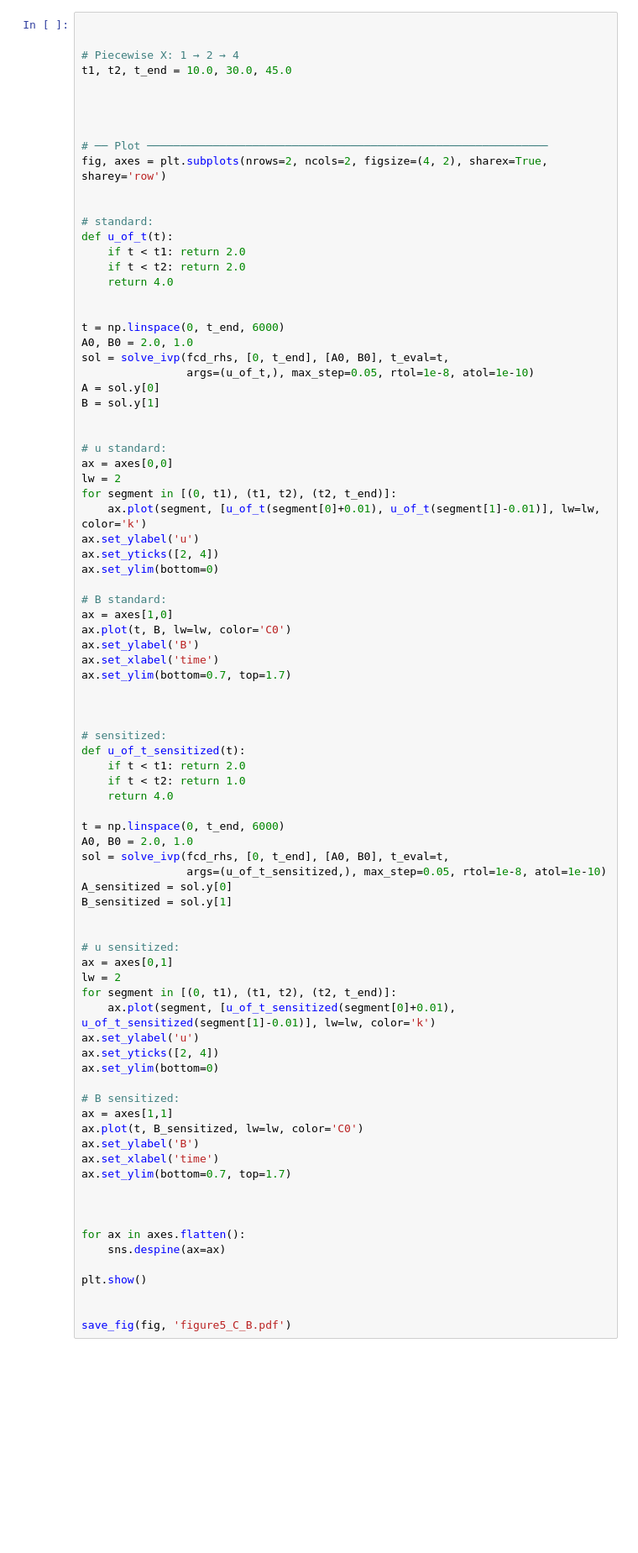
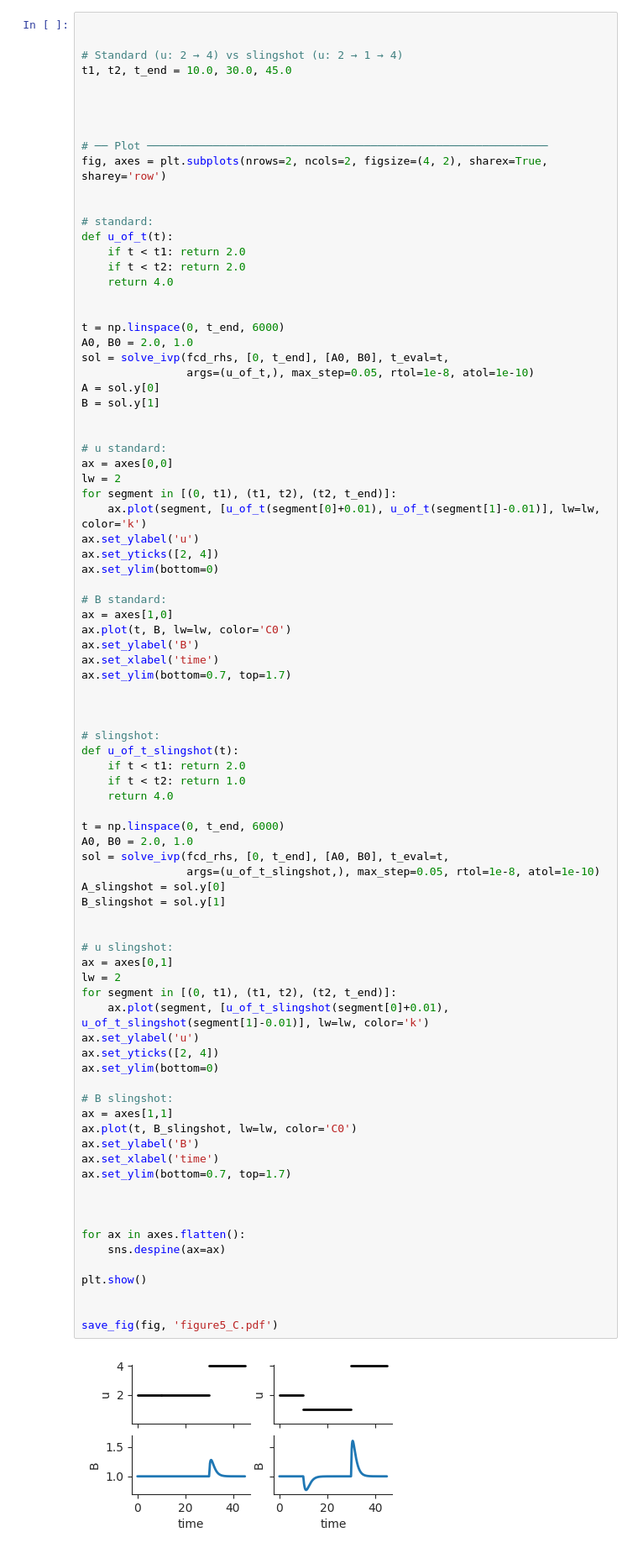
Before and after one commit to Liamir/autodiff-control, a Jupyter notebook: notebooks/figure5_immunotherapy.ipynb, the cells around one changed output. Shown at 84% size. Saved outputs shown, nothing was run; the diff lists cells and outputs as text; blank space fills up the shorter version.

```diff
--- a/notebooks/figure5_immunotherapy.ipynb
+++ b/notebooks/figure5_immunotherapy.ipynb
@@ -153,7 +78,7 @@ save_fig(fig, 'figure5_C.pdf')
 # %%
 
 
-# Piecewise X: 1 → 2 → 4
+# Standard (u: 2 → 4) vs slingshot (u: 2 → 1 → 4)
 t1, t2, t_end = 10.0, 30.0, 45.0
 
 
@@ -196,42 +121,44 @@ ax.set_ylim(bottom=0.7, top=1.7)
 
 
 
-# sensitized:
-def u_of_t_sensitized(t):
+# slingshot:
+def u_of_t_slingshot(t):
     if t < t1: return 2.0
     if t < t2: return 1.0
     return 4.0
 
 t = np.linspace(0, t_end, 6000)
 A0, B0 = 2.0, 1.0
 sol = solve_ivp(fcd_rhs, [0, t_end], [A0, B0], t_eval=t,
-                args=(u_of_t_sensitized,), max_step=0.05, rtol=1e-8, atol=1e-10)
-A_sensitized = sol.y[0]
-B_sensitized = sol.y[1]
+                args=(u_of_t_slingshot,), max_step=0.05, rtol=1e-8, atol=1e-10)
+A_slingshot = sol.y[0]
+B_slingshot = sol.y[1]
 
 
-# u sensitized:
+# u slingshot:
 ax = axes[0,1]
 lw = 2
 for segment in [(0, t1), (t1, t2), (t2, t_end)]:
-    ax.plot(segment, [u_of_t_sensitized(segment[0]+0.01), u_of_t_sensitized(segment[1]-0.01)], lw=lw, color='k')
+    ax.plot(segment, [u_of_t_slingshot(segment[0]+0.01), u_of_t_slingshot(segment[1]-0.01)], lw=lw, color='k')
 ax.set_ylabel('u')
 ax.set_yticks([2, 4])
 ax.set_ylim(bottom=0)
 
-# B sensitized:
+# B slingshot:
 ax = axes[1,1]
-ax.plot(t, B_sensitized, lw=lw, color='C0')
+ax.plot(t, B_slingshot, lw=lw, color='C0')
 ax.set_ylabel('B')
 ax.set_xlabel('time')
 ax.set_ylim(bottom=0.7, top=1.7)
 
 
 
 for ax in axes.flatten():
     sns.despine(ax=ax)
 
 plt.show()
 
 
-save_fig(fig, 'figure5_C_B.pdf')
+save_fig(fig, 'figure5_C.pdf')
+# %% [output]
+[figure, added]
```
Also changed, not shown: parts of 33 cells of this notebook, 12 other files.
